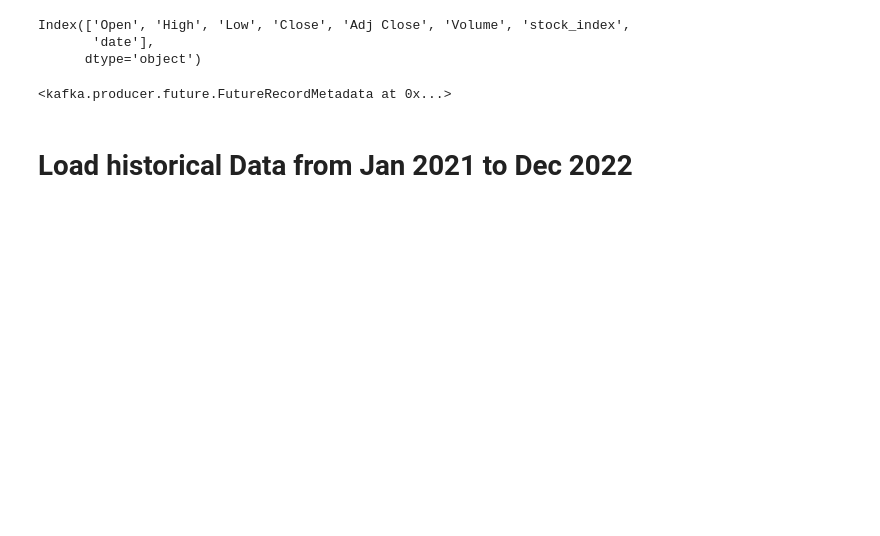
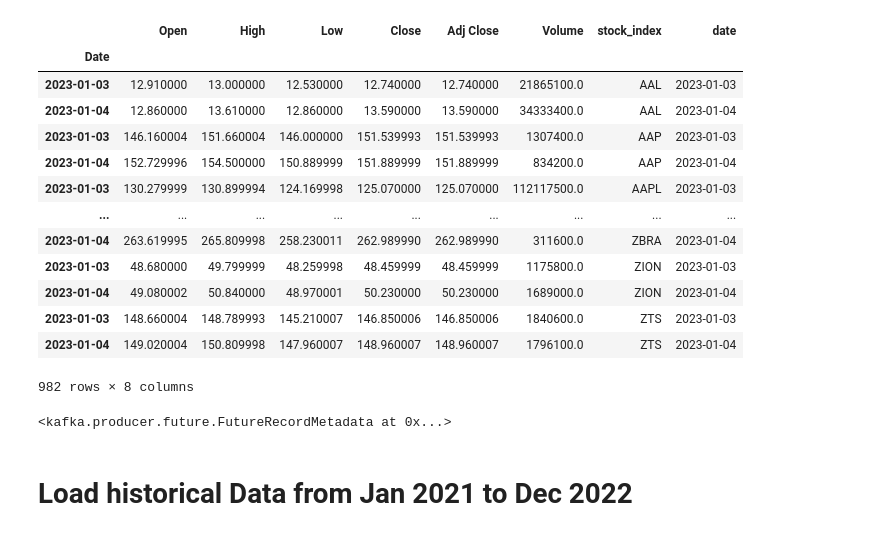
Before and after one commit to khire12/stock-market-ETL, a Jupyter notebook: Kafka Producer.ipynb, the cells around one changed output. Cells and saved outputs as stored; diff of their text form; code cells hidden in the pictures; blank space fills up the shorter version.

```diff
--- a/Kafka Producer.ipynb
+++ b/Kafka Producer.ipynb
@@ -19,0 +23,8 @@ from datetime import date,timedelta
+# %%
+table = soup.find('table', {'id':'ipos'})
+print(table)
+tickers = []
+for row in table.findAll('tr')[1:]:
+    ticker = row.findAll('td')[0].text
+    if len(ticker)>1:
+        tickers.append(ticker)
@@ -35,11 +55,11 @@ producer = KafkaProducer(
 )
 # %%
 # tickers
-indices = ['NFLX','MSFT','AAPL','GOOGL','SNOW','TSLA','AMZN','META']
+# indices = ['NFLX','MSFT','AAPL','GOOGL','SNOW','TSLA','AMZN','META']
 # %%
 def get_daily_stock_data(indices):
     yesterday =  str(date.today() + timedelta(days = -1))
-    today =  str(date.today())
+    today =  str(date.today()+timedelta(days = 1))
     stock_data = pd.DataFrame()
     for index in indices:
         data = yf.download(tickers = index, start = yesterday, end = today)
@@ -48,7 +68,7 @@ def get_daily_stock_data(indices):
         stock_data = pd.concat([stock_data, data])
     return stock_data.to_json(orient = 'records'),stock_data
 # %%
-stock_data, st = get_daily_stock_data(indices)
+stock_data, st = get_daily_stock_data(tickers)
 # %% [output]
 [*********************100%***********************]  1 of 1 completed
 [*********************100%***********************]  1 of 1 completed
@@ -61,9 +90,20 @@ stock_data, st = get_daily_stock_data(indices)
 # %%
-st.columns
+st
 # %% [output]
+|  | Open | High | Low | Close | Adj Close | Volume | stock_index | date |
+| Date |  |  |  |  |  |  |  |  |
+| 2023-01-03 | 12.910000 | 13.000000 | 12.530000 | 12.740000 | 12.740000 | 21865100.0 | AAL | 2023-01-03 |
+| 2023-01-04 | 12.860000 | 13.610000 | 12.860000 | 13.590000 | 13.590000 | 34333400.0 | AAL | 2023-01-04 |
+| 2023-01-03 | 146.160004 | 151.660004 | 146.000000 | 151.539993 | 151.539993 | 1307400.0 | AAP | 2023-01-03 |
+| 2023-01-04 | 152.729996 | 154.500000 | 150.889999 | 151.889999 | 151.889999 | 834200.0 | AAP | 2023-01-04 |
+| 2023-01-03 | 130.279999 | 130.899994 | 124.169998 | 125.070000 | 125.070000 | 112117500.0 | AAPL | 2023-01-03 |
+| ... | ... | ... | ... | ... | ... | ... | ... | ... |
+| 2023-01-04 | 263.619995 | 265.809998 | 258.230011 | 262.989990 | 262.989990 | 311600.0 | ZBRA | 2023-01-04 |
+| 2023-01-03 | 48.680000 | 49.799999 | 48.259998 | 48.459999 | 48.459999 | 1175800.0 | ZION | 2023-01-03 |
+| 2023-01-04 | 49.080002 | 50.840000 | 48.970001 | 50.230000 | 50.230000 | 1689000.0 | ZION | 2023-01-04 |
+| 2023-01-03 | 148.660004 | 148.789993 | 145.210007 | 146.850006 | 146.850006 | 1840600.0 | ZTS | 2023-01-03 |
+| 2023-01-04 | 149.020004 | 150.809998 | 147.960007 | 148.960007 | 148.960007 | 1796100.0 | ZTS | 2023-01-04 |
-Index(['Open', 'High', 'Low', 'Close', 'Adj Close', 'Volume', 'stock_index',
-       'date'],
-      dtype='object')
+982 rows × 8 columns
 # %%
 producer.send('stock_market_analysis', value = stock_data)
 # %% [output]
```
Also changed, not shown: parts of 15 cells of this notebook, 1 other file.
